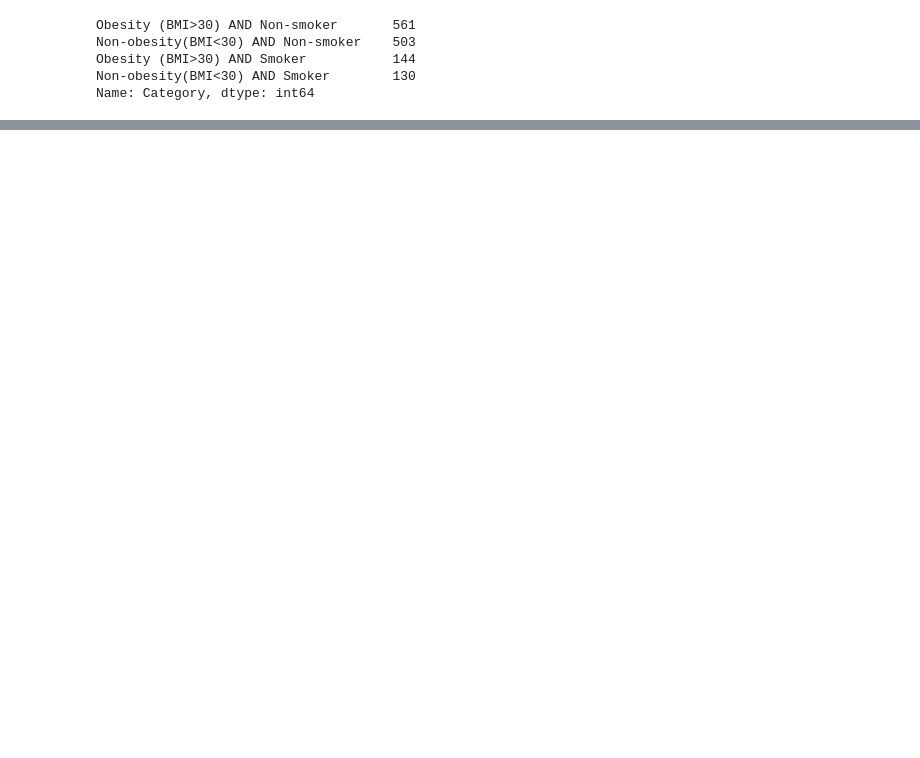
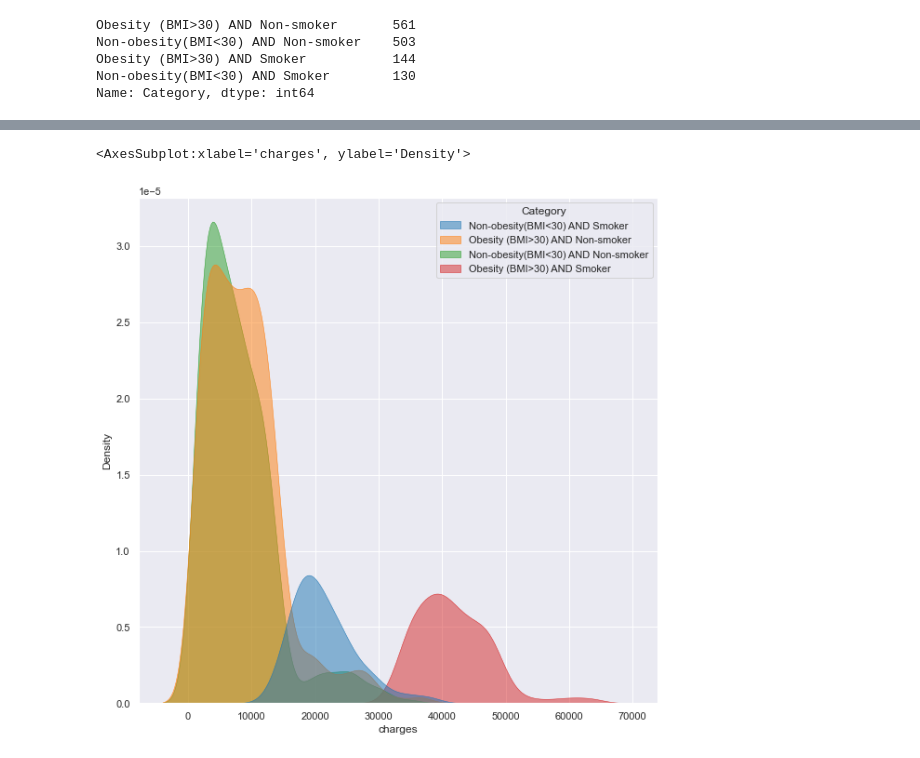
Before and after one commit to renatoquiliche/Insurance-Mathematics-Economics-ADR, a Jupyter notebook: Scripts/Python Code/Clusters.ipynb, the cells around one changed output, grey strips where cells are left out. Saved outputs shown, nothing was run; the diff lists cells and outputs as text; code cells hidden in the pictures; blank space fills up the shorter version.

```diff
--- a/Scripts/Python Code/Clusters.ipynb
+++ b/Scripts/Python Code/Clusters.ipynb
@@ -44,0 +45,6 @@ See the caveats in the documentation: https://pandas.pydata.org/pandas-docs/stab
+# %%
+plt.figure(figsize=(10,10))
+sns.kdeplot(data=input_simulation, x='charges', hue='Category', fill=True, palette='tab10', alpha=.5, linewidth=.5)
+# %% [output]
+<AxesSubplot:xlabel='charges', ylabel='Density'>
+[figure, added]
```
Also changed, not shown: parts of 5 cells of this notebook, 10 other files.
